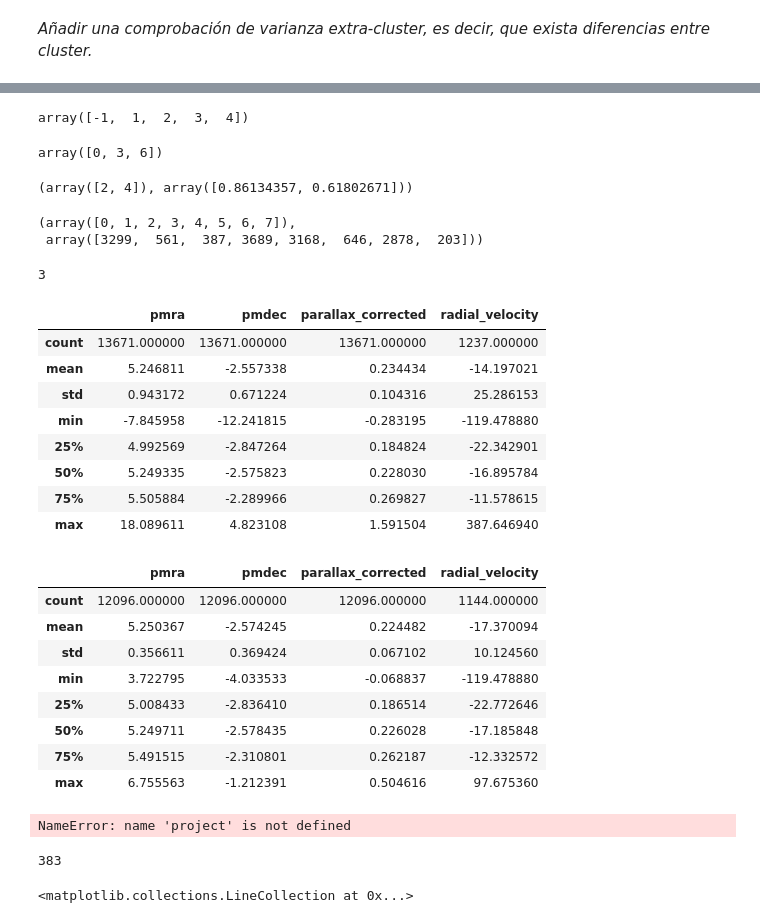
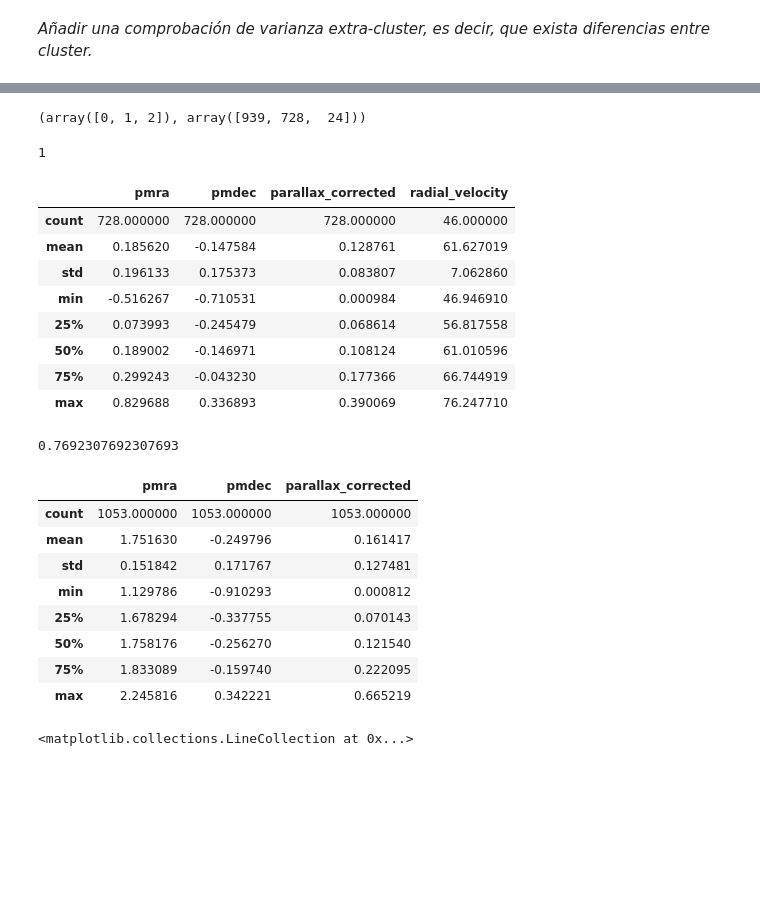
Before and after one commit to santhiperbolico/tfm-ucm-code, a Jupyter notebook: notebooks/Analisis_DR3.ipynb, the cells around one changed output, grey strips where cells are left out. Drawn from its saved outputs; the diff is of its cells as text; code cells hidden in the pictures; blank space fills up the shorter version.

```diff
--- a/notebooks/Analisis_DR3.ipynb
+++ b/notebooks/Analisis_DR3.ipynb
@@ -52,5 +54,6 @@ clusters_dr2["parallax"] = 1 / (clusters_dr2.Rsun)
 clusters_dr2["e_parallax"] = (1 / (clusters_dr2.Rsun - clusters_dr2.e_Rsun) - 1 / (clusters_dr2.Rsun + clusters_dr2.e_Rsun)) / 2
 clusters_dr2 = clusters_dr2[["Name","parallax", "e_parallax", "pmRA_", "e_pmRA_", "pmDE", "e_pmDE", "RV", "e_RV", "rho", "Rsun", "e_Rsun"]]
 clusters_dr2 = clusters_dr2.rename(columns={"pmRA_": "pmra", "pmDE": "pmdec", "parallax": "parallax_corrected"})
+clusters_dr2["MAIN_ID"] = clusters_dr2["Name"].apply(get_main_id)
 clusters_dr2
 # %% [output]
@@ -121,7 +135,7 @@ df_clusters
 # %% [markdown]
 ## Resultados DR3
 # %%
-CLUSTER_NAME = "ngc 104"
+CLUSTER_NAME = "ngc 5286"
 
 cluster = [cl for cl in SELECTED_CLUSTERS if cl.name == CLUSTER_NAME][0]
 project = load_project(cluster_name=cluster.name, project_id = os.getenv("PROJECT_ID"), bucket_name=os.getenv("BUCKET"),path=PATH)
@@ -237,4 +321,8 @@ fig, ax = project.plot_cluster(
 # %%
-project.clustering_results.set_main_label(None, clustering.df_stars[columns_to_clus], clusters_dr2.loc[clusters_dr2.Name == "ngc 104", columns].iloc[0], True)
+# columns=["pmra", "pmdec", "parallax_corrected"]
+
+project.clustering_results.set_main_label(reference_cluster=clusters_dr2.loc[clusters_dr2.MAIN_ID == project.name, columns], group_labels=True)
+project.clustering_results.set_main_label(reference_cluster=clusters_dr2.loc[clusters_dr2.MAIN_ID == project.name, columns])
+
 project.clustering_results.main_label
 # %% [output]
@@ -282,53 +330,43 @@ grouped_labes = clustering.group_labels()
-# %%
-np.unique(grouped_labes)
-# %% [output]
-array([-1,  1,  2,  3,  4])
-# %%
-np.unique(labels[grouped_labes == 3])
-# %% [output]
-array([0, 3, 6])
-# %%
-label = 2
-
-labels[cluster_groups==label], distance[1:][cluster_groups==label]
-# %% [output]
-(array([2, 4]), array([0.86134357, 0.61802671]))
 # %%
 project.clustering_results.get_labels(return_counts=True)
 # %% [output]
-(array([0, 1, 2, 3, 4, 5, 6, 7]),
- array([3299,  561,  387, 3689, 3168,  646, 2878,  203]))
+(array([0, 1, 2]), array([939, 728,  24]))
 # %%
 project.clustering_results.main_label
 # %% [output]
-3
+1
 # %%
 gc = project.clustering_results.gc
 display(gc[["pmra", "pmdec", "parallax_corrected", "radial_velocity"]].describe())
 # %% [output]
 |  | pmra | pmdec | parallax_corrected | radial_velocity |
-| count | 13671.000000 | 13671.000000 | 13671.000000 | 1237.000000 |
-| mean | 5.246811 | -2.557338 | 0.234434 | -14.197021 |
-| std | 0.943172 | 0.671224 | 0.104316 | 25.286153 |
-| min | -7.845958 | -12.241815 | -0.283195 | -119.478880 |
-| 25% | 4.992569 | -2.847264 | 0.184824 | -22.342901 |
-| 50% | 5.249335 | -2.575823 | 0.228030 | -16.895784 |
-| 75% | 5.505884 | -2.289966 | 0.269827 | -11.578615 |
-| max | 18.089611 | 4.823108 | 1.591504 | 387.646940 |
+| count | 728.000000 | 728.000000 | 728.000000 | 46.000000 |
+| mean | 0.185620 | -0.147584 | 0.128761 | 61.627019 |
+| std | 0.196133 | 0.175373 | 0.083807 | 7.062860 |
+| min | -0.516267 | -0.710531 | 0.000984 | 46.946910 |
+| 25% | 0.073993 | -0.245479 | 0.068614 | 56.817558 |
+| 50% | 0.189002 | -0.146971 | 0.108124 | 61.010596 |
+| 75% | 0.299243 | -0.043230 | 0.177366 | 66.744919 |
+| max | 0.829688 | 0.336893 | 0.390069 | 76.247710 |
+# %%
+0.10 / 0.13
+# %% [output]
+0.7692307692307693
 # %%
-#project.clustering_results.set_main_label(2)
+project.clustering_results.set_main_label(reference_cluster=clusters_dr2.loc[clusters_dr2.MAIN_ID == project.name, columns].iloc[0], group_labels=False)
 gc = project.clustering_results.remove_outliers_gc()
-display(gc[["pmra", "pmdec", "parallax_corrected", "radial_velocity"]].describe())
+gc = gc[gc.parallax_corrected > 0]
+display(gc[["pmra", "pmdec", "parallax_corrected"]].describe())
 # %% [output]
-|  | pmra | pmdec | parallax_corrected | radial_velocity |
-| count | 12096.000000 | 12096.000000 | 12096.000000 | 1144.000000 |
-| mean | 5.250367 | -2.574245 | 0.224482 | -17.370094 |
-| std | 0.356611 | 0.369424 | 0.067102 | 10.124560 |
-| min | 3.722795 | -4.033533 | -0.068837 | -119.478880 |
-| 25% | 5.008433 | -2.836410 | 0.186514 | -22.772646 |
-| 50% | 5.249711 | -2.578435 | 0.226028 | -17.185848 |
-| 75% | 5.491515 | -2.310801 | 0.262187 | -12.332572 |
-| max | 6.755563 | -1.212391 | 0.504616 | 97.675360 |
+|  | pmra | pmdec | parallax_corrected |
+| count | 1053.000000 | 1053.000000 | 1053.000000 |
+| mean | 1.751630 | -0.249796 | 0.161417 |
+| std | 0.151842 | 0.171767 | 0.127481 |
+| min | 1.129786 | -0.910293 | 0.000812 |
+| 25% | 1.678294 | -0.337755 | 0.070143 |
+| 50% | 1.758176 | -0.256270 | 0.121540 |
+| 75% | 1.833089 | -0.159740 | 0.222095 |
+| max | 2.245816 | 0.342221 | 0.665219 |
 # %%
 project.save_project(to_zip=True)
 
@@ -339,15 +377,6 @@ path_zip = os.path.join(project.path, blob_path)
 
 blob = bucket.blob(blob_path)
 blob.upload_from_filename(path_zip)
-# %%
-gc = project.clustering_results.gc
-gc
-# %% [output]
-NameError: name 'project' is not defined
-# %%
-data.shape[0]
-# %% [output]
-383
 # %%
 from sklearn.metrics import pairwise_distances
 from scipy.stats import chi2
```
Also changed, not shown: parts of 18 cells of this notebook, 1 other file.
